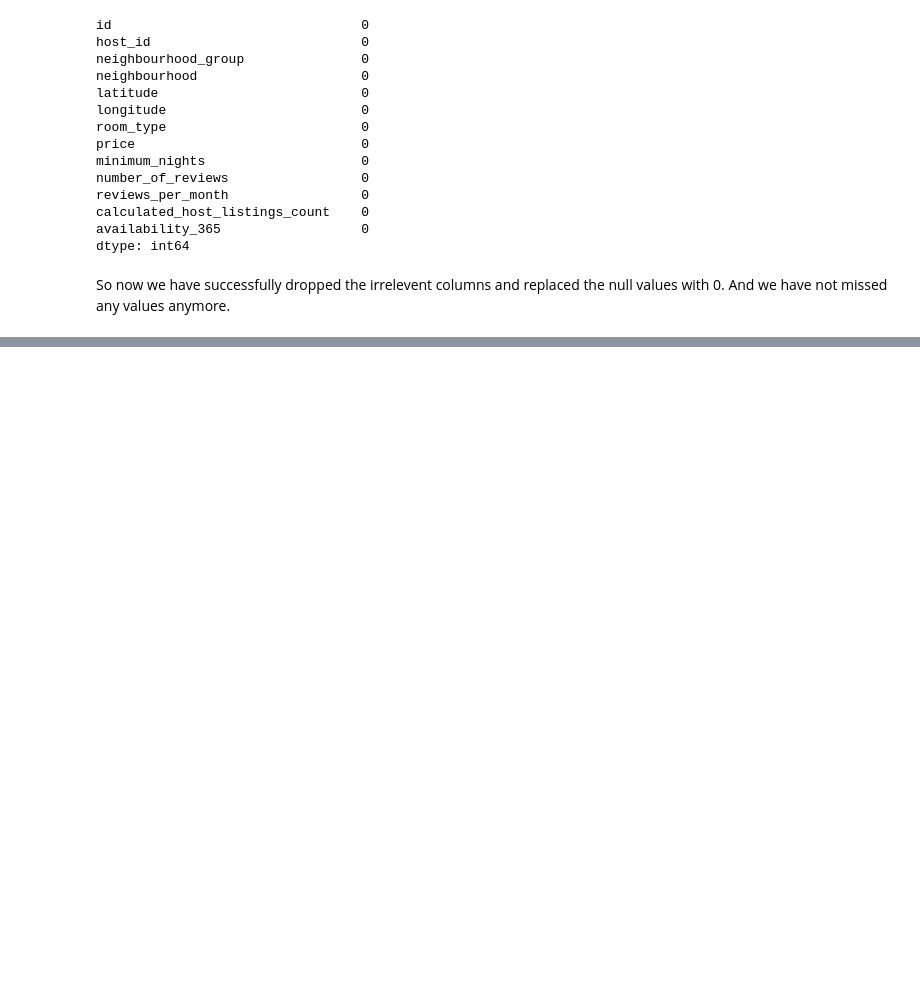
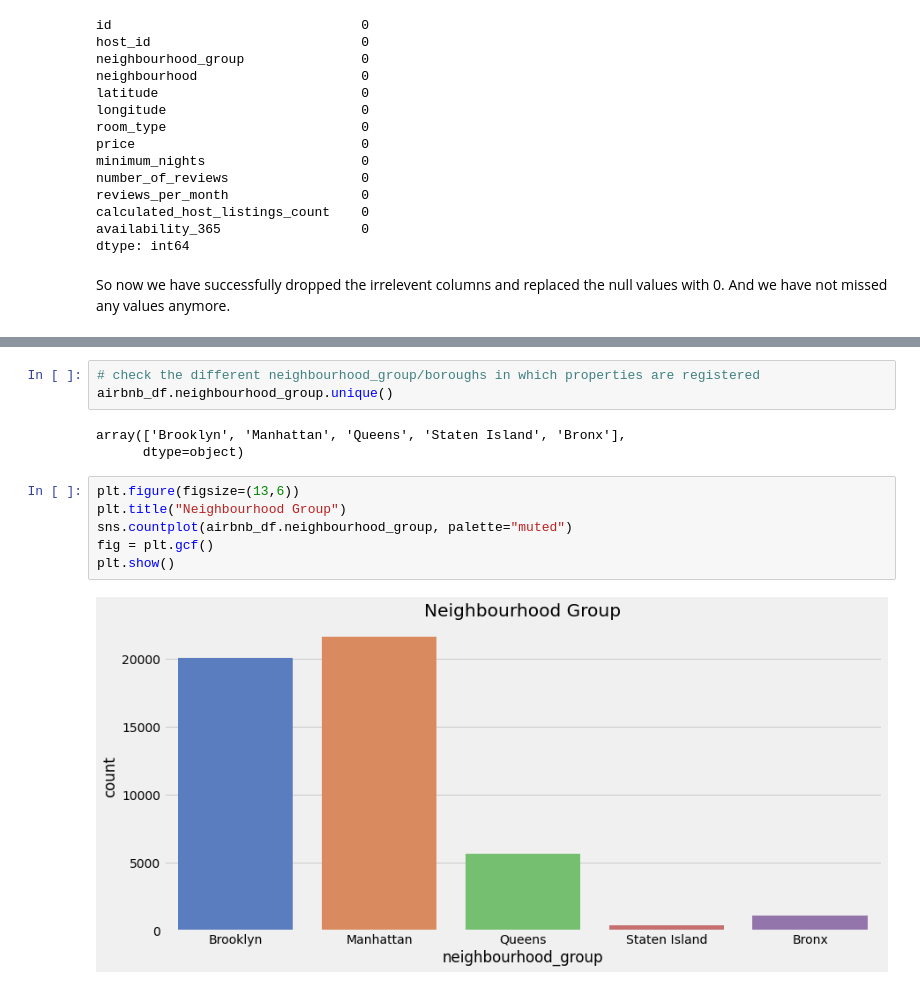
Before and after one commit to Anusha0907/Capstone_EDA, a Jupyter notebook: Copy_of_Airbnb_Bookings_Analysis_Capstone_Project.ipynb, the cells around one changed output, grey strips where cells are left out. Saved outputs shown, nothing was run; the diff lists cells and outputs as text; blank space fills up the shorter version.

```diff
--- a/Copy_of_Airbnb_Bookings_Analysis_Capstone_Project.ipynb
+++ b/Copy_of_Airbnb_Bookings_Analysis_Capstone_Project.ipynb
@@ -140,0 +149,14 @@ So now we have successfully dropped the irrelevent columns and replaced the null
+# %%
+# check the different neighbourhood_group/boroughs in which properties are registered
+airbnb_df.neighbourhood_group.unique()
+# %% [output]
+array(['Brooklyn', 'Manhattan', 'Queens', 'Staten Island', 'Bronx'],
+      dtype=object)
+# %%
+plt.figure(figsize=(13,6))
+plt.title("Neighbourhood Group")
+sns.countplot(airbnb_df.neighbourhood_group, palette="muted")
+fig = plt.gcf()
+plt.show()
+# %% [output]
+[figure, added]
```
Also changed, not shown: parts of 1 cell of this notebook.
